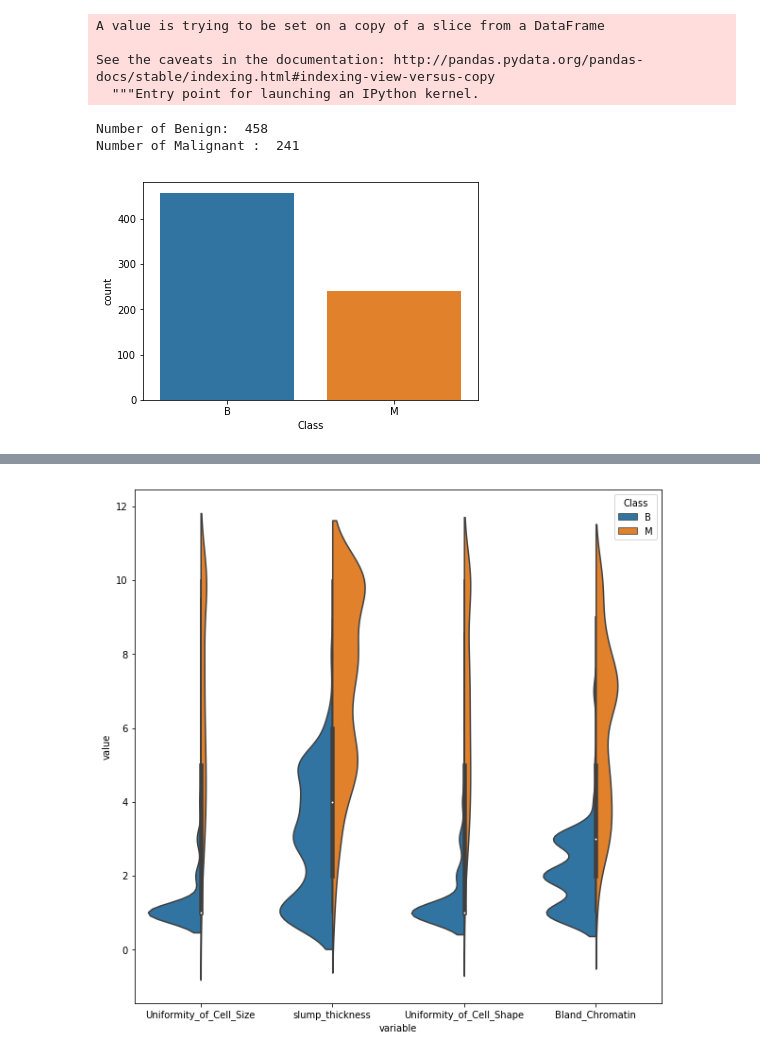
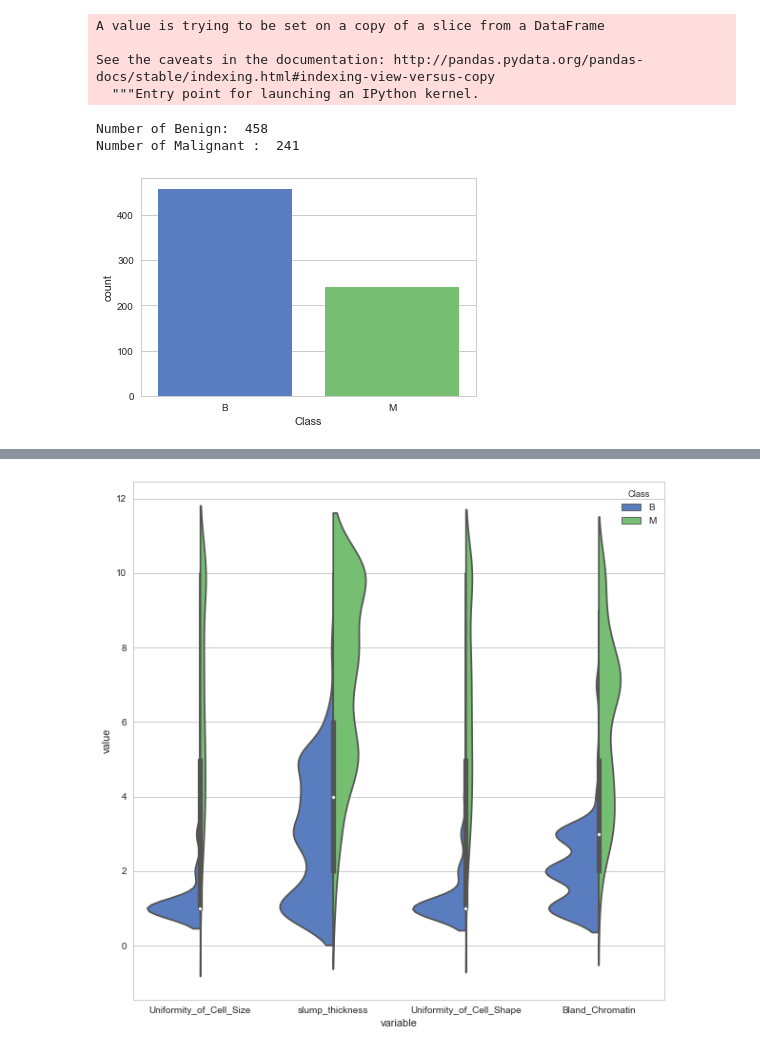
Before and after one commit to ICMR-NITM/Cancer, a Jupyter notebook: feature_eng.ipynb, the cells around one changed output, grey strips where cells are left out. Drawn from its saved outputs; the diff is of its cells as text; code cells hidden in the pictures.

```diff
--- a/feature_eng.ipynb
+++ b/feature_eng.ipynb
@@ -4,6 +4,7 @@ import numpy as np
 import pandas as pd
 import seaborn as sns
 import matplotlib.pyplot as plt
+sns.set(style="whitegrid", palette="muted")
 
 #Load CSV
 
@@ -47,14 +48,14 @@ See the caveats in the documentation: http://pandas.pydata.org/pandas-docs/stabl
   """Entry point for launching an IPython kernel.
 # %%
 y = data['Class']
-ax = sns.countplot(target,label="Count")
-B, M = target.value_counts()
+ax = sns.countplot(y,label="Count")
+B, M = y.value_counts()
 print 'Number of Benign: ',B
 print 'Number of Malignant : ',M
 # %% [output]
 Number of Benign:  458
 Number of Malignant :  241
-[figure, old version]
+[figure, new version]
 # %%
 features_not_required = ['id','Class']
 x = data.drop(features_not_required,axis = 1 )
@@ -75,4 +76,4 @@ plt.figure(figsize=(10,10))
 sns.violinplot(x='variable', y='value', hue='Class', data=df, split=True)
 plt.show()
 # %% [output]
-[figure, old version]
+[figure, new version]
```
Also changed, not shown: parts of 2 cells of this notebook, 2 other files.
